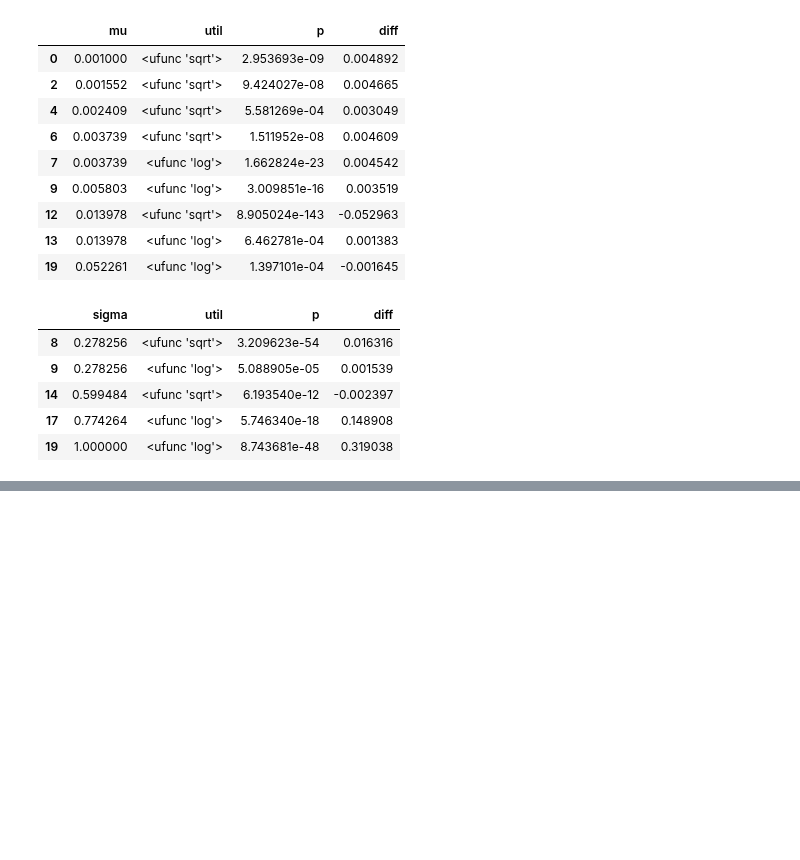
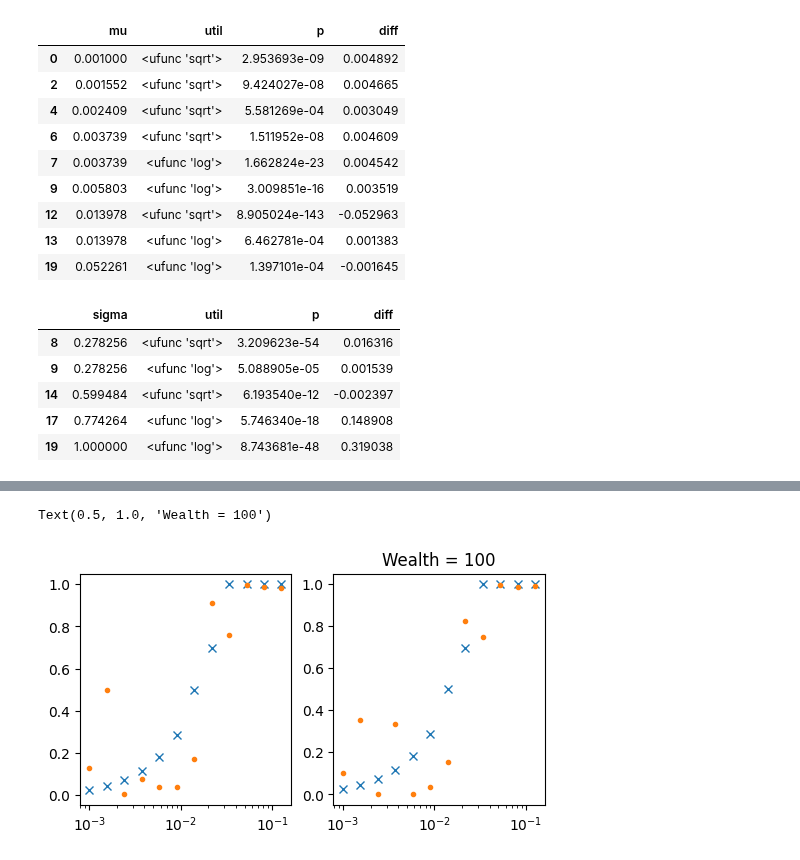
Before and after one commit to lrast/portfolioRL, a Jupyter notebook: Experiments2-simpleLearners.ipynb, the cells around one changed output, grey strips where cells are left out. Cells and saved outputs as stored; diff of their text form; code cells hidden in the pictures; blank space fills up the shorter version.

```diff
--- a/Experiments2-simpleLearners.ipynb
+++ b/Experiments2-simpleLearners.ipynb
@@ -231,0 +233,36 @@ These are important caveats to keep in mind. Especially the failure mode of the
+# %%
+import glob
+from agents import PolicyLearning
+
+checkpointFileNames = glob.glob('lightning_logs/dynamicSweep_mean*/*')
+
+models = [PolicyLearning.load_from_checkpoint(ckpFile) for ckpFile in checkpointFileNames]
+# %%
+import torch
+mus = []
+theory = []
+learned1 = []
+learned10 = []
+
+
+
+for model in models:
+    mus.append( model.hparams.mu )
+    theory.append(  findBestAction_determ(model.hparams.mu, model.hparams.sigma, 1., np.sqrt).x[0] )
+    learned1.append( model.actionStatistics( torch.tensor([0.5, 0.5, 9.]))[0].item() )
+    learned10.append( model.actionStatistics( torch.tensor([50., 50., 9.]))[0].item() )
+
+figsize(6, 3)
+plt.subplots(1,2)
+
+plt.subplot(1,2,1)
+plt.semilogx(mus, theory, 'x')
+plt.semilogx(mus, learned1, '.')
+
+plt.subplot(1,2,2)
+plt.semilogx(mus, theory, 'x')
+plt.semilogx(mus, learned10, '.')
+plt.title('Wealth = 100')
+# %% [output]
+Text(0.5, 1.0, 'Wealth = 100')
+[figure, added]
```
Also changed, not shown: parts of 50 cells of this notebook, 3 other files.
